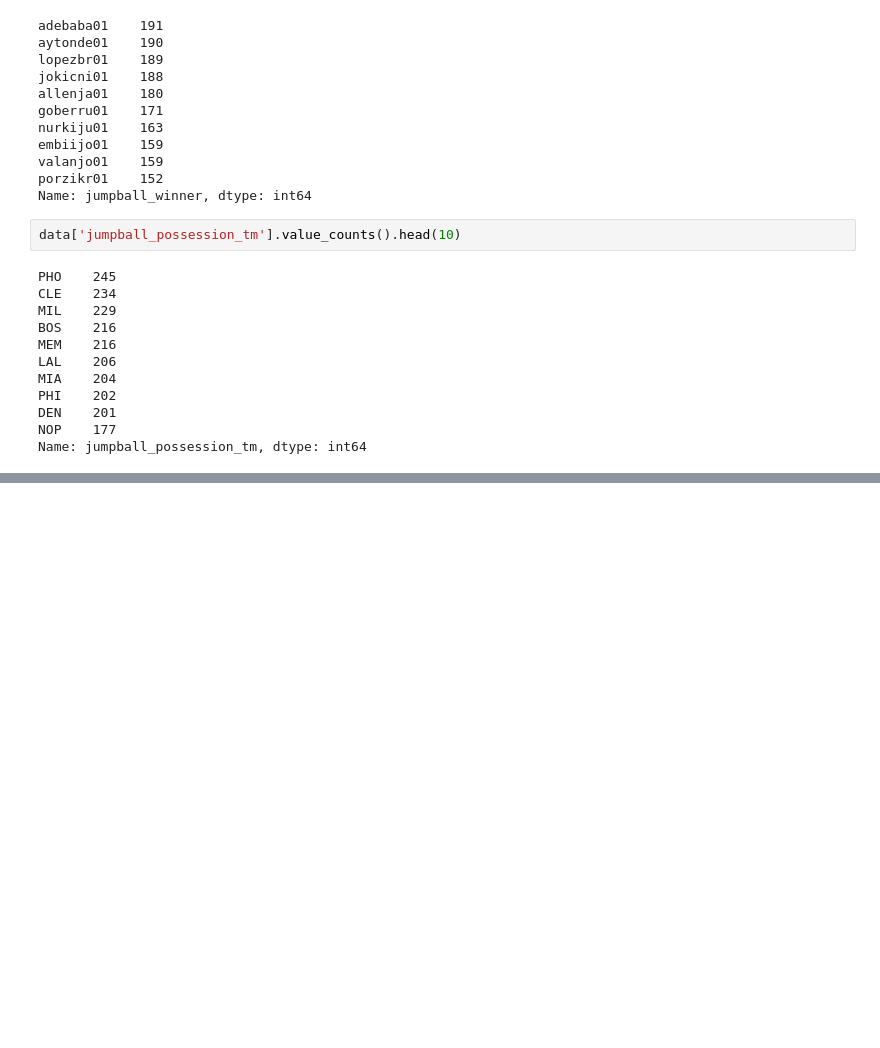
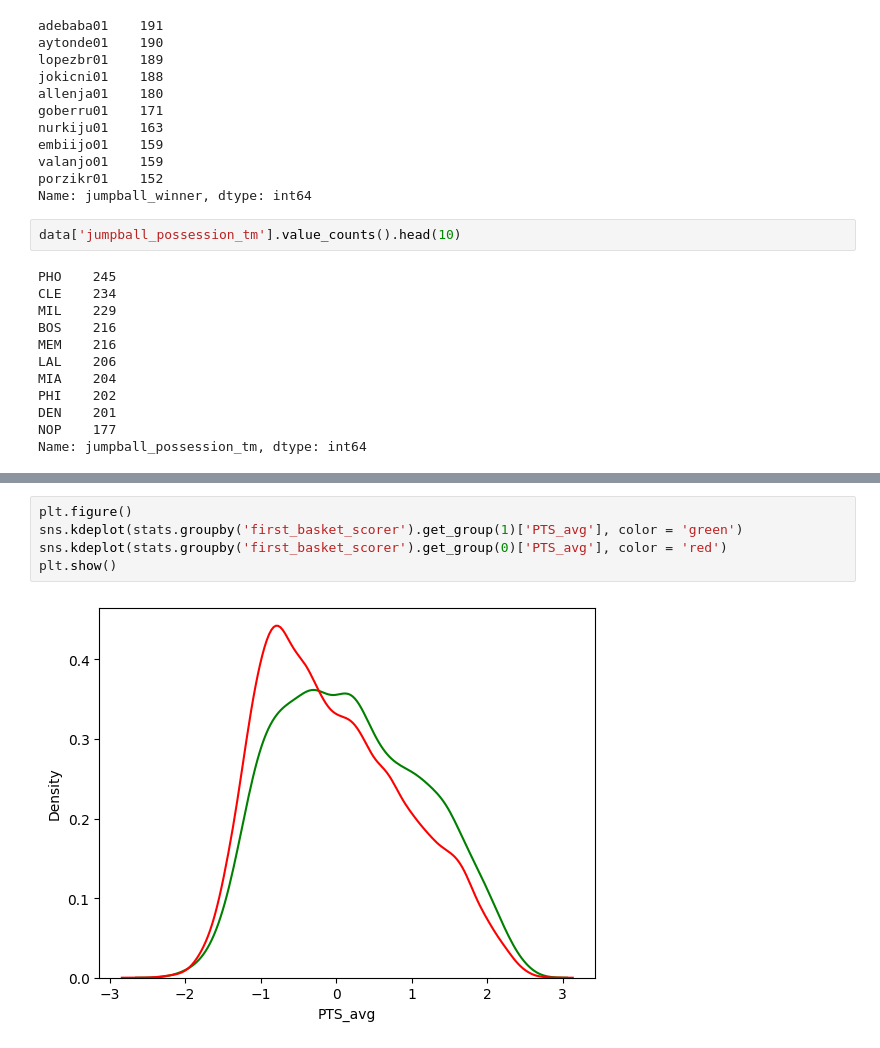
Before and after one commit to martinbog19/LeFirstBasket, a Jupyter notebook: notebooks/eda.ipynb, the cells around one changed output, grey strips where cells are left out. Drawn from its saved outputs; the diff is of its cells as text; blank space fills up the shorter version.

```diff
--- a/notebooks/eda.ipynb
+++ b/notebooks/eda.ipynb
@@ -89,0 +161,7 @@ Name: jumpball_possession_tm, dtype: int64
+# %%
+plt.figure()
+sns.kdeplot(stats.groupby('first_basket_scorer').get_group(1)['PTS_avg'], color = 'green')
+sns.kdeplot(stats.groupby('first_basket_scorer').get_group(0)['PTS_avg'], color = 'red')
+plt.show()
+# %% [output]
+[figure, added]
```
Also changed, not shown: parts of 14 cells of this notebook, 6 other files.
